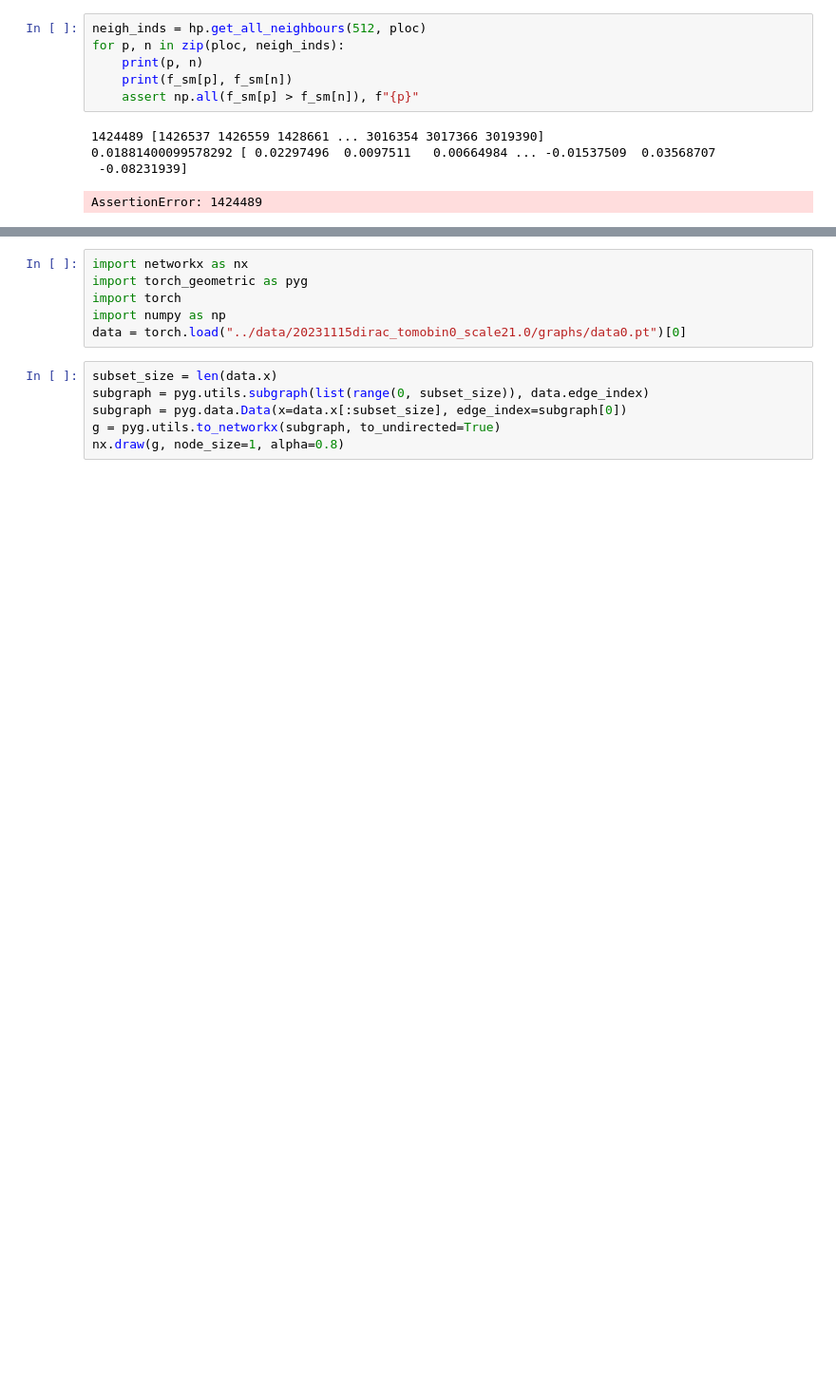
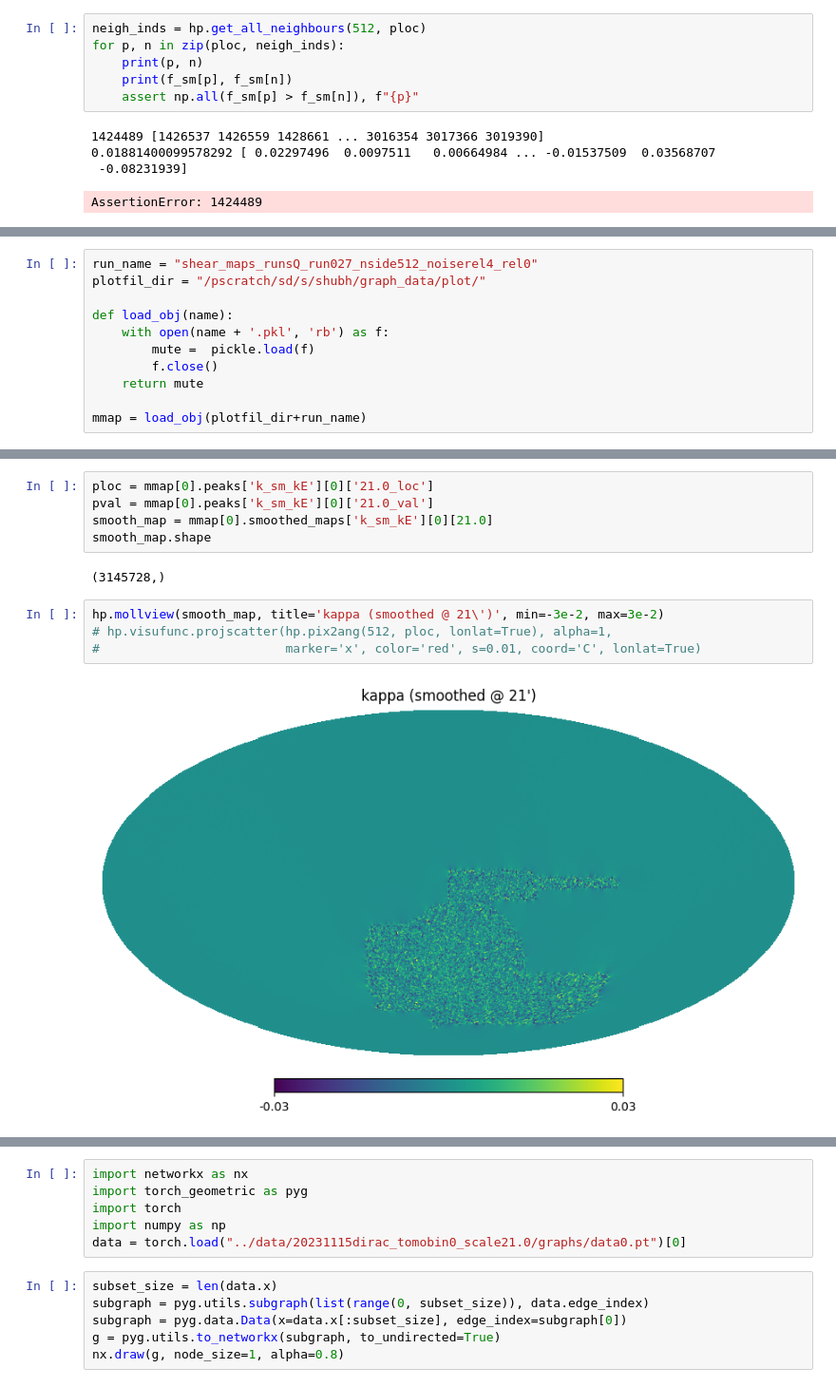
Before and after one commit to shubhagrawal30/graphs_weak_lensing, a Jupyter notebook: notebooks/dirac.ipynb, the cells around one changed output, grey strips where cells are left out. Shown at 95% size. Cells and saved outputs as stored; diff of their text form; blank space fills up the shorter version.

```diff
--- a/notebooks/dirac.ipynb
+++ b/notebooks/dirac.ipynb
@@ -449,0 +476,11 @@ AssertionError: 1424489
+# %%
+run_name = "shear_maps_runsQ_run027_nside512_noiserel4_rel0"
+plotfil_dir = "/pscratch/sd/s/shubh/graph_data/plot/"
+
+def load_obj(name):
+    with open(name + '.pkl', 'rb') as f:
+        mute =  pickle.load(f)
+        f.close()
+    return mute
+
+mmap = load_obj(plotfil_dir+run_name)
@@ -449,0 +516,13 @@ AssertionError: 1424489
+# %%
+ploc = mmap[0].peaks['k_sm_kE'][0]['21.0_loc']
+pval = mmap[0].peaks['k_sm_kE'][0]['21.0_val']
+smooth_map = mmap[0].smoothed_maps['k_sm_kE'][0][21.0]
+smooth_map.shape
+# %% [output]
+(3145728,)
+# %%
+hp.mollview(smooth_map, title='kappa (smoothed @ 21\')', min=-3e-2, max=3e-2)
+# hp.visufunc.projscatter(hp.pix2ang(512, ploc, lonlat=True), alpha=1,
+#                         marker='x', color='red', s=0.01, coord='C', lonlat=True)
+# %% [output]
+[figure, added]
```
Also changed, not shown: parts of 18 cells of this notebook, 1 other file.
